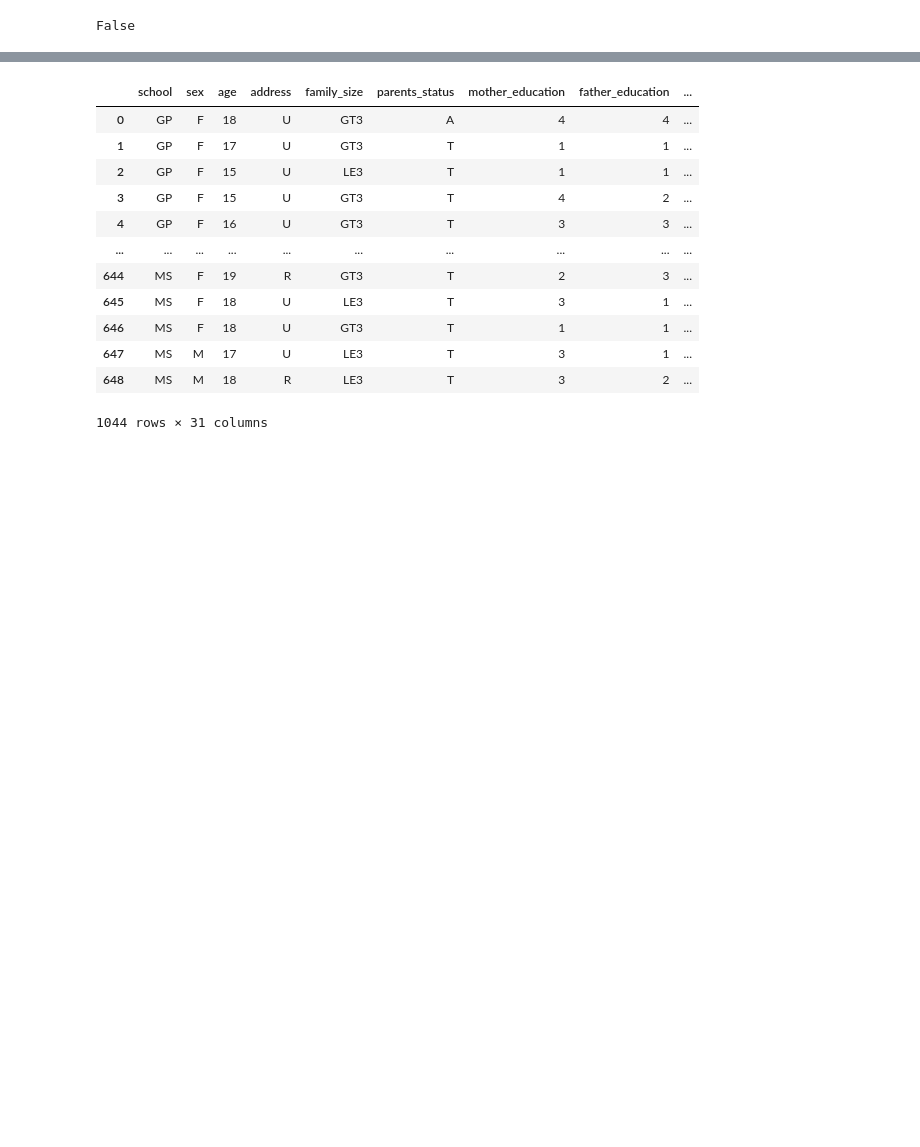
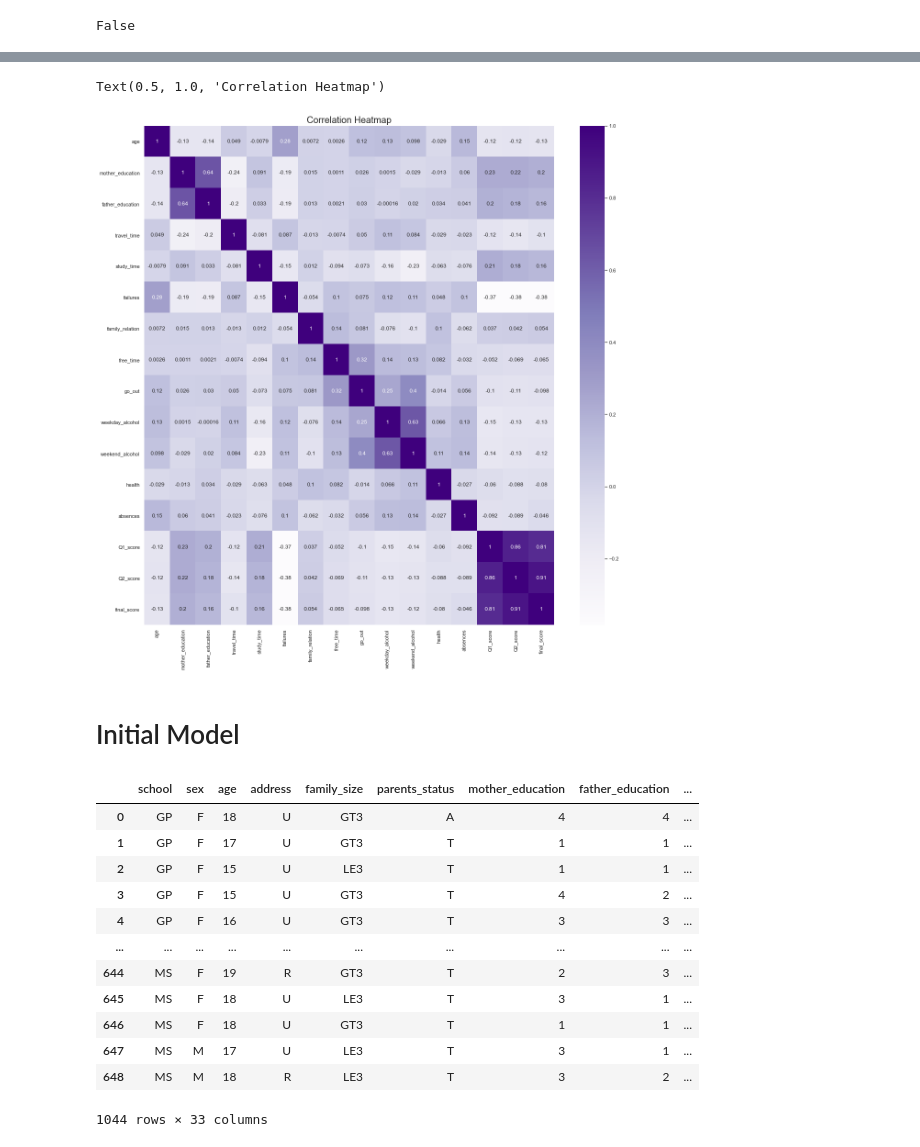
Before and after one commit to lekshmicnair/Final-Project, a Jupyter notebook: machine_learning_student_analysis.ipynb, the cells around one changed output, grey strips where cells are left out. Cells and saved outputs as stored; diff of their text form; code cells hidden in the pictures; blank space fills up the shorter version.

```diff
--- a/machine_learning_student_analysis.ipynb
+++ b/machine_learning_student_analysis.ipynb
@@ -149,13 +154,25 @@ Text(0.5, 1.0, 'Final Grade Distribution')
+# %%
+#Correlation Heatmap to see the correlation between the variables
+student_data_corr = student_data_df.corr()
+plt.figure(figsize=(20,20))
+sns.heatmap(student_data_corr, annot=True, cmap="Purples")
+plt.title('Correlation Heatmap', fontsize=20)
+# %% [output]
+Text(0.5, 1.0, 'Correlation Heatmap')
+[figure, added]
+# %% [markdown]
+# Initial Model
 # %%
 #Classification -Imports and Data Preprocessing
 
 from sklearn import tree
-from sklearn.preprocessing import LabelEncoder, MinMaxScaler
+from sklearn.preprocessing import LabelEncoder
 
-Classification_df= student_data_df.drop([ 'final_score','Q1_score','Q2_score'], axis=1)
+#Classification_df= student_data_df.drop([ 'final_score','Q1_score','Q2_score'], axis=1)
 
-le = LabelEncoder()
-Classification_df.final_letter_grade = le.fit_transform(Classification_df.final_letter_grade)
+Classification_df= student_data_df.drop(['final_score'], axis=1)
+label = LabelEncoder()
+Classification_df.final_letter_grade = label.fit_transform(Classification_df.final_letter_grade)
 Classification_df
 # %% [output]
 |  | school | sex | age | address | family_size | parents_status | mother_education | father_education | ... |
@@ -170,7 +187,7 @@ Classification_df
 | 646 | MS | F | 18 | U | GT3 | T | 1 | 1 | ... |
 | 647 | MS | M | 17 | U | LE3 | T | 3 | 1 | ... |
 | 648 | MS | M | 18 | R | LE3 | T | 3 | 2 | ... |
-1044 rows × 31 columns
+1044 rows × 33 columns
 # %%
 # label encode final_grade column
 #label = preprocessing.LabelEncoder()
```
Also changed, not shown: parts of 33 cells of this notebook, 1 other file.
